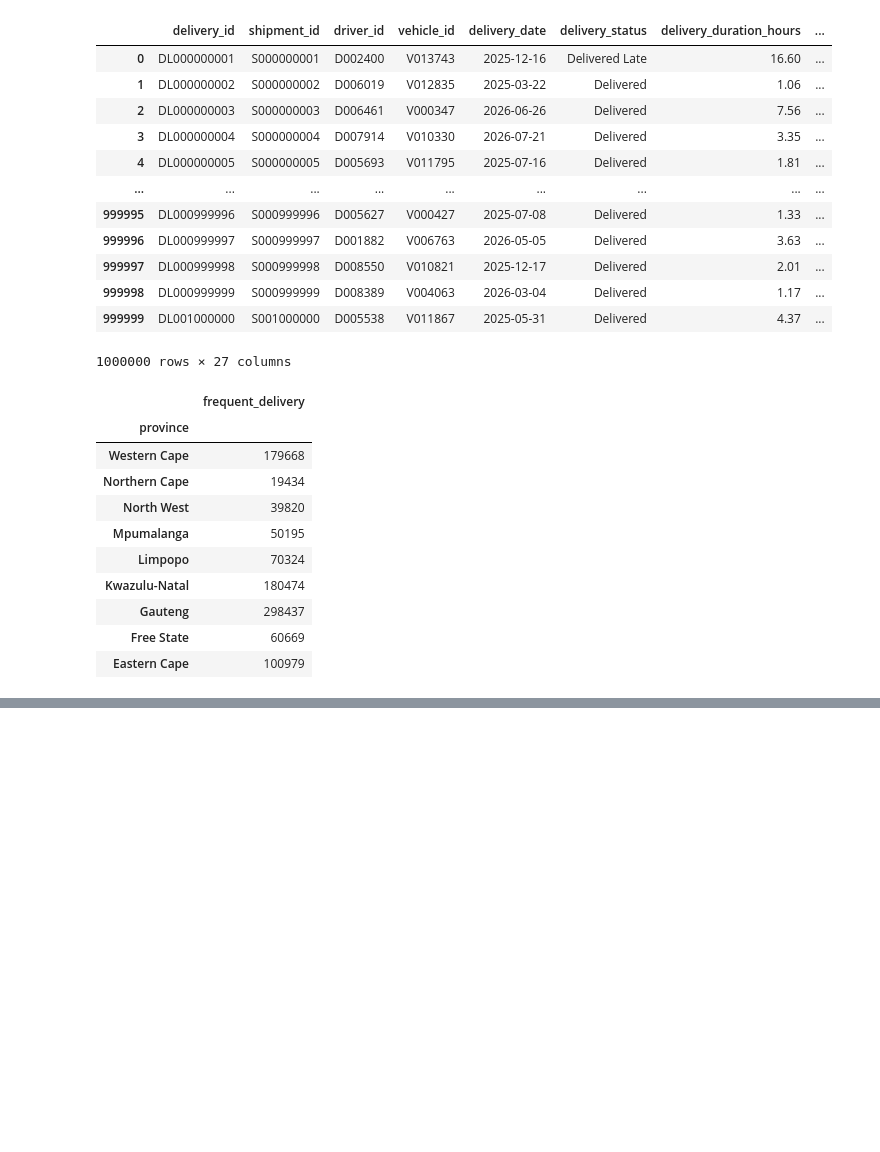
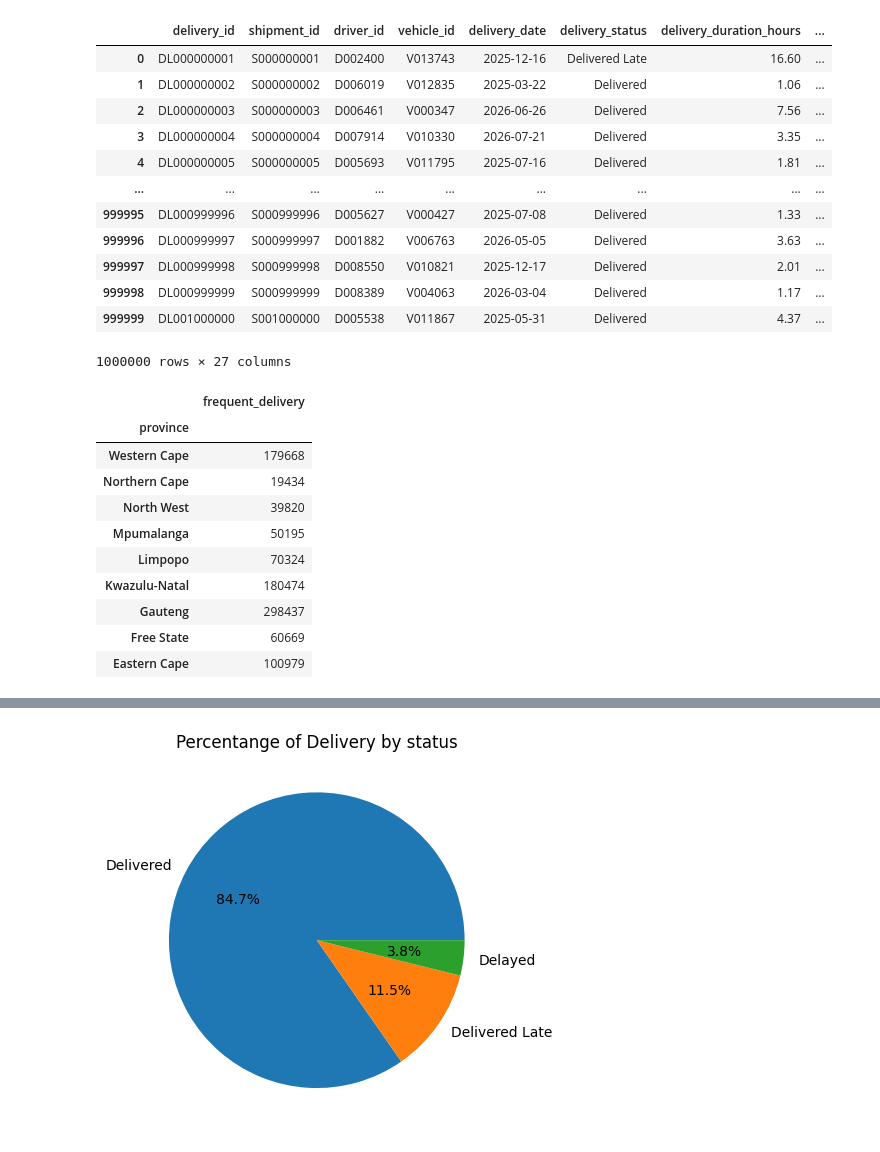
Before and after one commit to jilyanga2/Logistics-And-Delivery-Intelligence, a Jupyter notebook: feature-engineering.ipynb, the cells around one changed output, grey strips where cells are left out. Cells and saved outputs as stored; diff of their text form; code cells hidden in the pictures; blank space fills up the shorter version.

```diff
--- a/feature-engineering.ipynb
+++ b/feature-engineering.ipynb
@@ -897,0 +1018,11 @@ print(shipment_activity)
+# %%
+late_percentange = deliveries_cleaned['delivery_status'].value_counts()
+late_percentange.plot(
+    kind='pie',
+    autopct= '%1.1f%%'
+)
+plt.title('Percentange of Delivery by status')
+plt.ylabel('')
+plt.show()
+# %% [output]
+[figure, added]
```
Also changed, not shown: parts of 21 cells of this notebook, 1 other file.
